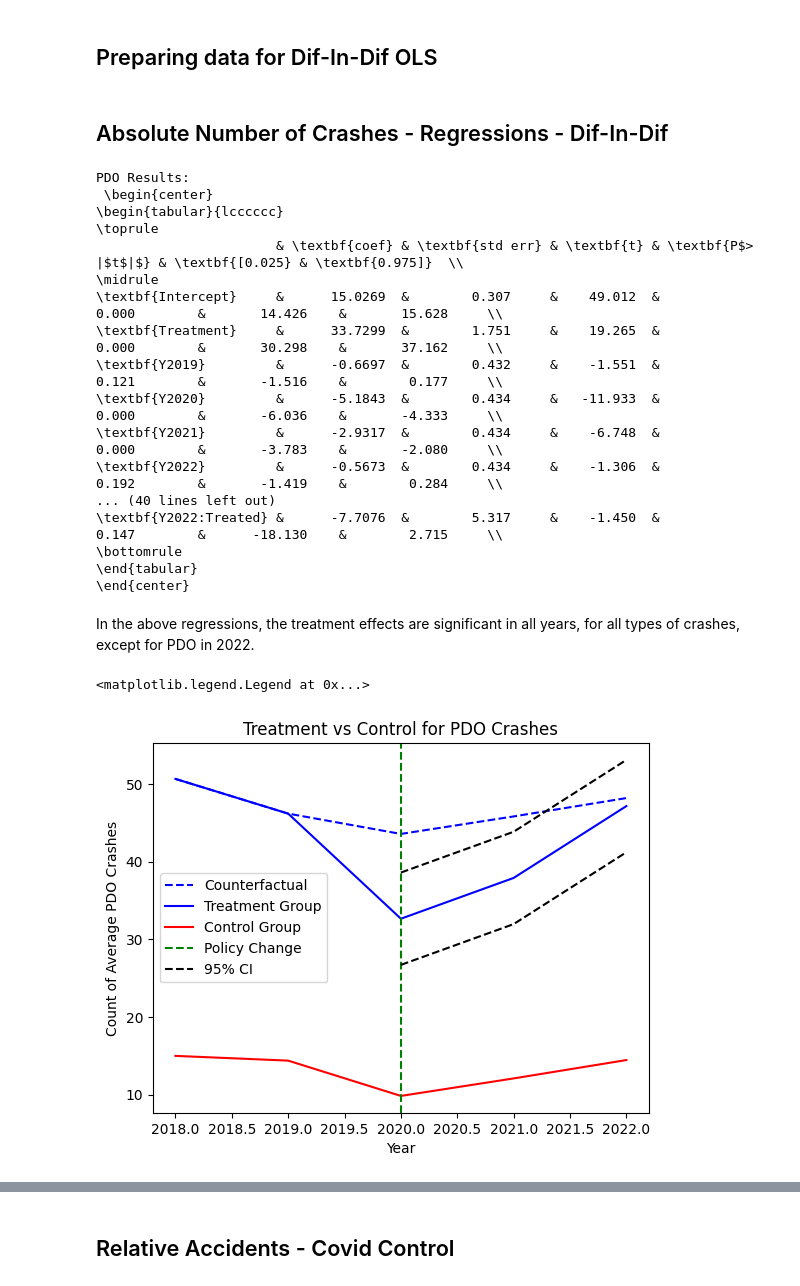
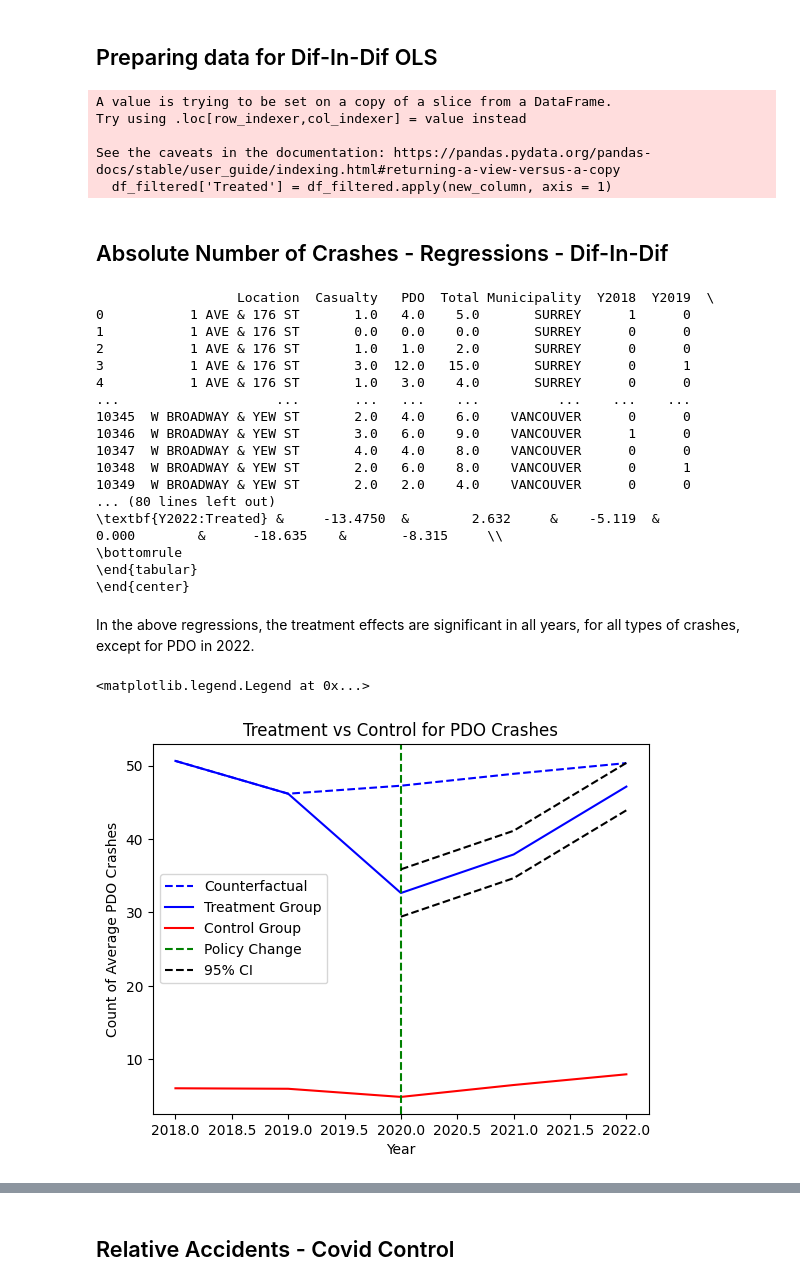
Before and after one commit to Seamus-L/BCSpeedCameras, a Jupyter notebook: Main.ipynb, the cells around one changed output, grey strips where cells are left out. Saved outputs shown, nothing was run; the diff lists cells and outputs as text; code cells hidden in the pictures.

Commit message:
Completed additional work on matching and renamed some objects. Matching problems persist

```diff
--- a/Main.ipynb
+++ b/Main.ipynb
@@ -287,8 +265,8 @@ print(f"The maximum propensity score found for relative matching is {round(df_pi
 
 
 
-#Now filter df_main to only include the treatment group and this new subset of the remaining observations as the control group
-df_filtered_main = df[df['Location'].isin(selected_locations_abs+treatment)]
+#Now filter df to only include the treatment group and this new subset of the remaining observations as the control group
+df_filtered = df[df['Location'].isin(selected_locations_abs+treatment)]
 #No filtering for relative amounts as matching was very poor
 # %% [output]
 The number of control group observations included is 786
@@ -306,7 +302,13 @@ def new_column(row):
     else:
         return 0
 
-df['Treated'] = df.apply(new_column, axis = 1)
+df_filtered['Treated'] = df_filtered.apply(new_column, axis = 1)
+# %% [output]
+A value is trying to be set on a copy of a slice from a DataFrame.
+Try using .loc[row_indexer,col_indexer] = value instead
+
+See the caveats in the documentation: https://pandas.pydata.org/pandas-docs/stable/user_guide/indexing.html#returning-a-view-versus-a-copy
+  df_filtered['Treated'] = df_filtered.apply(new_column, axis = 1)
 # %% [markdown]
 ## Absolute Number of Crashes - Regressions - Dif-In-Dif
 # %%
@@ -315,33 +317,33 @@ import statsmodels.api as sm
 # latex_table = model.summary()
 
 #Renaming columns for years to have Y in them as the smf.ols function will not take them as integers
-df_new = df.rename(columns={'2018': 'Y2018','2019': 'Y2019','2020': 'Y2020','2021': 'Y2021','2022': 'Y2022'})
+df_reg = df_filtered.rename(columns={'2018': 'Y2018','2019': 'Y2019','2020': 'Y2020','2021': 'Y2021','2022': 'Y2022'})
 
 #Creating the initial regression for PDO colissions
-PDO = smf.ols("PDO ~ Treatment + Y2019 + Y2020 + Y2021 + Y2022 + Y2020:Treated + Y2021:Treated + Y2022:Treated", data=df_new).fit()
+PDO = smf.ols("PDO ~ Treatment + Y2019 + Y2020 + Y2021 + Y2022 + Y2020:Treated + Y2021:Treated + Y2022:Treated", data=df_reg).fit()
 print("PDO Results:\n",PDO.summary().tables[1].as_latex_tabular(),"\n")
 
 #Repeat for casualty and total
-Casualty = smf.ols("Casualty ~ Treatment + Y2019 + Y2020 + Y2021 + Y2022 + Y2020:Treated + Y2021:Treated + Y2022:Treated", data=df_new).fit()
+Casualty = smf.ols("Casualty ~ Treatment + Y2019 + Y2020 + Y2021 + Y2022 + Y2020:Treated + Y2021:Treated + Y2022:Treated", data=df_reg).fit()
 print("Casualty Results:\n",Casualty.summary().tables[1].as_latex_tabular(),"\n")
 
-Total = smf.ols("Total ~ Treatment + Y2019 + Y2020 + Y2021 + Y2022 + Y2020:Treated + Y2021:Treated + Y2022:Treated", data=df_new).fit()
+Total = smf.ols("Total ~ Treatment + Y2019 + Y2020 + Y2021 + Y2022 + Y2020:Treated + Y2021:Treated + Y2022:Treated", data=df_reg).fit()
 print("Total Results:\n",Total.summary().tables[1].as_latex_tabular(),"\n")
 # %% [output]
-PDO Results:
- \begin{center}
-\begin{tabular}{lcccccc}
-\toprule
-                       & \textbf{coef} & \textbf{std err} & \textbf{t} & \textbf{P$> |$t$|$} & \textbf{[0.025} & \textbf{0.975]}  \\
-\midrule
-\textbf{Intercept}     &      15.0269  &        0.307     &    49.012  &         0.000        &       14.426    &       15.628     \\
-\textbf{Treatment}     &      33.7299  &        1.751     &    19.265  &         0.000        &       30.298    &       37.162     \\
-\textbf{Y2019}         &      -0.6697  &        0.432     &    -1.551  &         0.121        &       -1.516    &        0.177     \\
-\textbf{Y2020}         &      -5.1843  &        0.434     &   -11.933  &         0.000        &       -6.036    &       -4.333     \\
-\textbf{Y2021}         &      -2.9317  &        0.434     &    -6.748  &         0.000        &       -3.783    &       -2.080     \\
-\textbf{Y2022}         &      -0.5673  &        0.434     &    -1.306  &         0.192        &       -1.419    &        0.284     \\
-... (40 lines left out)
-\textbf{Y2022:Treated} &      -7.7076  &        5.317     &    -1.450  &         0.147        &      -18.130    &        2.715     \\
+                  Location  Casualty   PDO  Total Municipality  Y2018  Y2019  \
+0           1 AVE & 176 ST       1.0   4.0    5.0       SURREY      1      0
+1           1 AVE & 176 ST       0.0   0.0    0.0       SURREY      0      0
+2           1 AVE & 176 ST       1.0   1.0    2.0       SURREY      0      0
+3           1 AVE & 176 ST       3.0  12.0   15.0       SURREY      0      1
+4           1 AVE & 176 ST       1.0   3.0    4.0       SURREY      0      0
+...                    ...       ...   ...    ...          ...    ...    ...
+10345  W BROADWAY & YEW ST       2.0   4.0    6.0    VANCOUVER      0      0
+10346  W BROADWAY & YEW ST       3.0   6.0    9.0    VANCOUVER      1      0
+10347  W BROADWAY & YEW ST       4.0   4.0    8.0    VANCOUVER      0      0
+10348  W BROADWAY & YEW ST       2.0   6.0    8.0    VANCOUVER      0      1
+10349  W BROADWAY & YEW ST       2.0   2.0    4.0    VANCOUVER      0      0
+... (80 lines left out)
+\textbf{Y2022:Treated} &     -13.4750  &        2.632     &    -5.119  &         0.000        &      -18.635    &       -8.315     \\
 \bottomrule
 \end{tabular}
 \end{center}
@@ -354,8 +356,8 @@ import matplotlib.pyplot as plt
 import numpy as np
 
 
-df_control = df_new[df_new['Treatment']==0]
-df_treatment = df_new[df_new['Treatment']==1]
+df_control = df_reg[df_reg['Treatment']==0]
+df_treatment = df_reg[df_reg['Treatment']==1]
 
 years = [2018,2019,2020,2021,2022]
 #Initialize treatment and control lists
@@ -380,34 +382,34 @@ for i in range(3):
 
 for i in range (2,5):
     trend[i] = control[i]+delta
 
 plt.plot(years, trend, label='Counterfactual', color = 'blue',  linestyle='--')
 plt.plot(years, treatment, label='Treatment Group', color = 'blue',  linestyle='-')
 plt.plot(years, control, label='Control Group', color = 'red',  linestyle='-')
 plt.axvline(x=2020, color='green', linestyle='--', label='Policy Change')
 
 
 se = PDO.bse
 years_treated = [2020,2021,2022]
 CI_UB = [0,0,0]
 CI_LB = [0,0,0]
 for i in range(3):
     CI_UB[i] = treatment[i+2]+se[i+6]*1.96
     CI_LB[i] = treatment[i+2]-se[i+6]*1.96
 #Compute CI lower and upper bounds by adding and subtracting 1.96 standard * the standard error from the observed average
 
 plt.plot(years_treated, CI_UB, label='95% CI', color = 'black',  linestyle='--')
 plt.plot(years_treated, CI_LB, color = 'black',  linestyle='--')
 
 
 # Add labels and a title
 plt.xlabel('Year')
 plt.ylabel('Count of Average PDO Crashes')
 plt.title('Treatment vs Control for PDO Crashes')
 plt.legend()
 # %% [output]
 <matplotlib.legend.Legend at 0x...>
-[figure, old version]
+[figure, new version]
 # %%
 #For Casualty
 #Compute SE for use in confidence interval plotting
```
Also changed, not shown: parts of 9 cells of this notebook.
